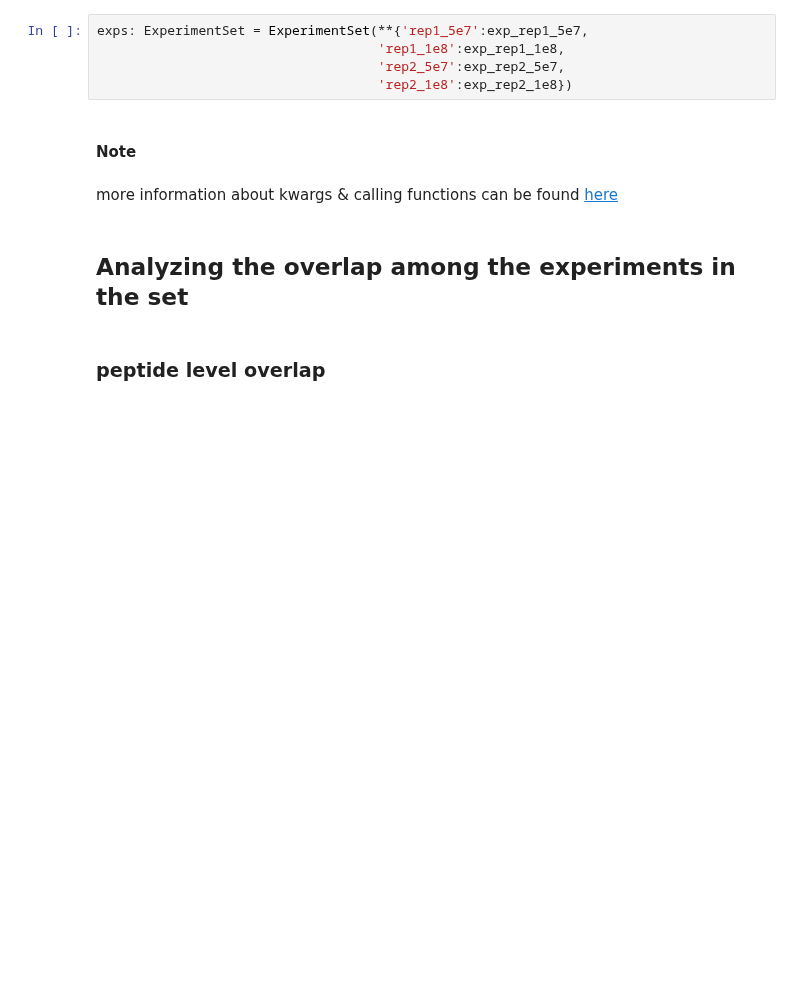
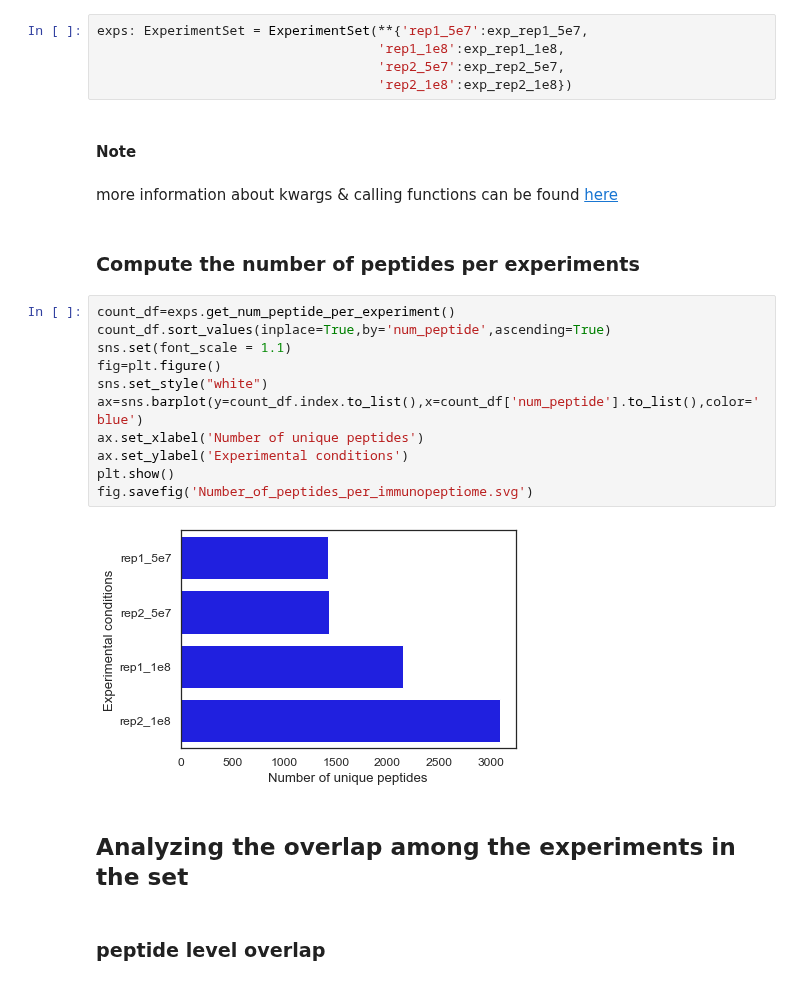
Before and after one commit to ikmb/iptoolkit, a Jupyter notebook: Tutorials/Tutorial_three_comparing_different_experiments.ipynb, the cells around one changed output. Drawn from its saved outputs; the diff is of its cells as text; blank space fills up the shorter version.

```diff
--- a/Tutorials/Tutorial_three_comparing_different_experiments.ipynb
+++ b/Tutorials/Tutorial_three_comparing_different_experiments.ipynb
@@ -96,6 +108,21 @@ exps: ExperimentSet = ExperimentSet(**{'rep1_5e7':exp_rep1_5e7,
 #### Note
 # %% [markdown]
 more information about kwargs & calling functions can be found [here](https://book.pythontips.com/en/latest/args_and_kwargs.html)
+# %% [markdown]
+### Compute the number of peptides per experiments
+# %%
+count_df=exps.get_num_peptide_per_experiment()
+count_df.sort_values(inplace=True,by='num_peptide',ascending=True)
+sns.set(font_scale = 1.1)
+fig=plt.figure()
+sns.set_style("white")
+ax=sns.barplot(y=count_df.index.to_list(),x=count_df['num_peptide'].to_list(),color='blue')
+ax.set_xlabel('Number of unique peptides')
+ax.set_ylabel('Experimental conditions')
+plt.show()
+fig.savefig('Number_of_peptides_per_immunopeptiome.svg')
+# %% [output]
+[figure, added]
 # %% [markdown]
 ## Analyzing the overlap among the experiments in the set
 # %% [markdown]
```
Also changed, not shown: parts of 12 cells of this notebook, 13 other files.
